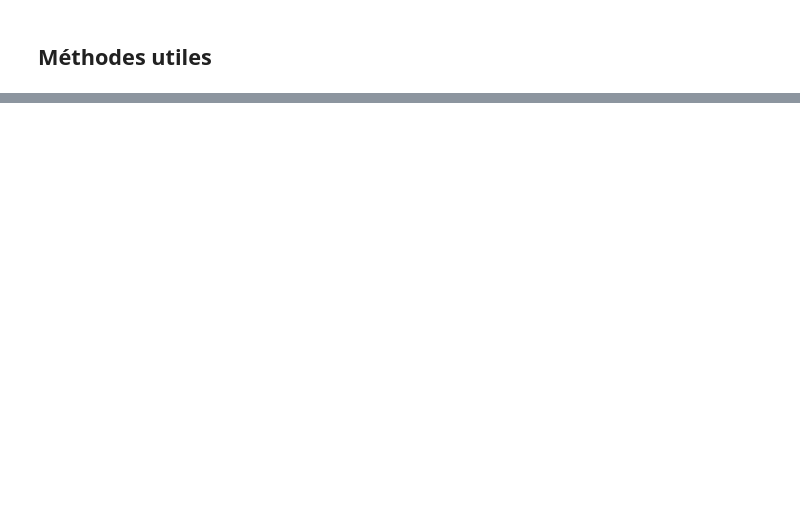
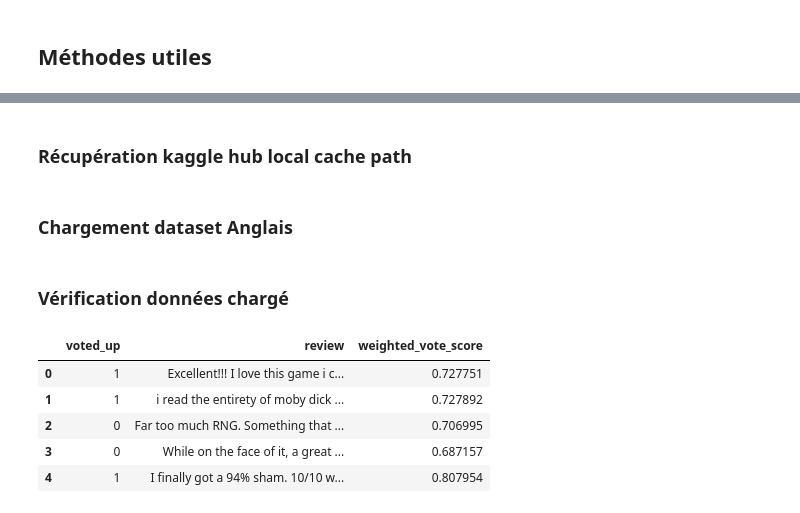
Before and after one commit to sebastien-chopin-dev/alyra-ia-steam-reviews-nlp-deep-learning-project, a Jupyter notebook: notebooks/fine_tuning_bert_standard.ipynb, the cells around one changed output, grey strips where cells are left out. Drawn from its saved outputs; the diff is of its cells as text; code cells hidden in the pictures; blank space fills up the shorter version.

```diff
--- a/notebooks/fine_tuning_bert_standard.ipynb
+++ b/notebooks/fine_tuning_bert_standard.ipynb
@@ -1141,0 +126,2 @@ Dans ce notebook, nous avons exploré :
+# %% [markdown]
+### Récupération kaggle hub local cache path
@@ -1141,0 +130,2 @@ Dans ce notebook, nous avons exploré :
+# %% [markdown]
+### Chargement dataset Anglais
@@ -1141,0 +137,11 @@ Dans ce notebook, nous avons exploré :
+# %% [markdown]
+### Vérification données chargé
+# %%
+df_reviews_en.head()
+# %% [output]
+|  | voted_up | review | weighted_vote_score |
+| 0 | 1 | Excellent!!! I love this game i c... | 0.727751 |
+| 1 | 1 | i read the entirety of moby dick ... | 0.727892 |
+| 2 | 0 | Far too much RNG. Something that ... | 0.706995 |
+| 3 | 0 | While on the face of it, a great ... | 0.687157 |
+| 4 | 1 | I finally got a 94% sham. 10/10 w... | 0.807954 |
```
Also changed, not shown: parts of 114 cells of this notebook.
